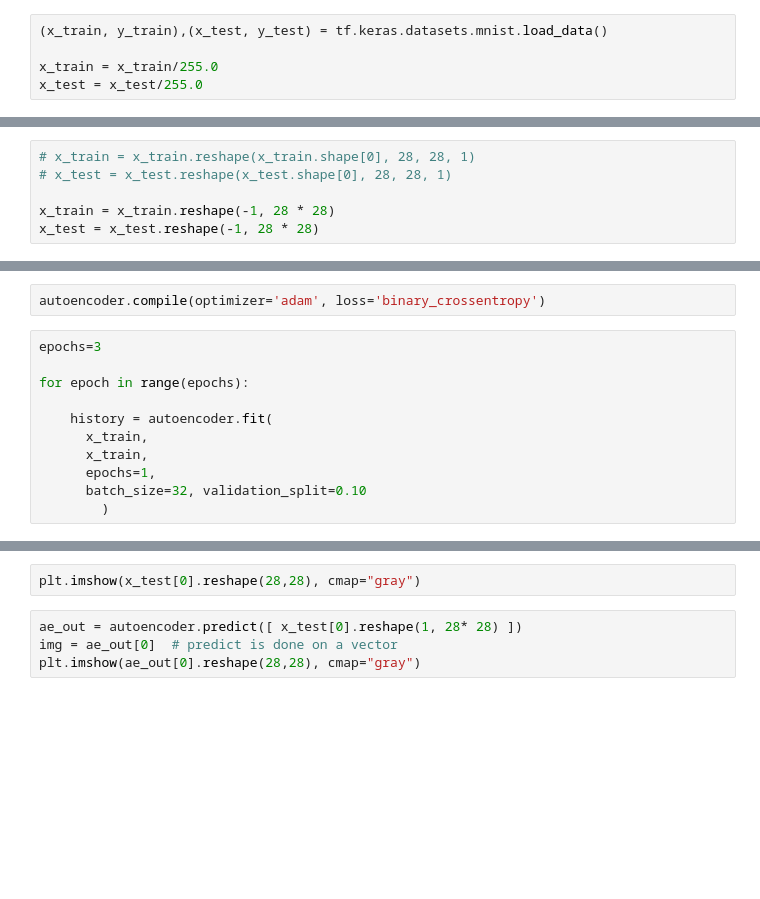
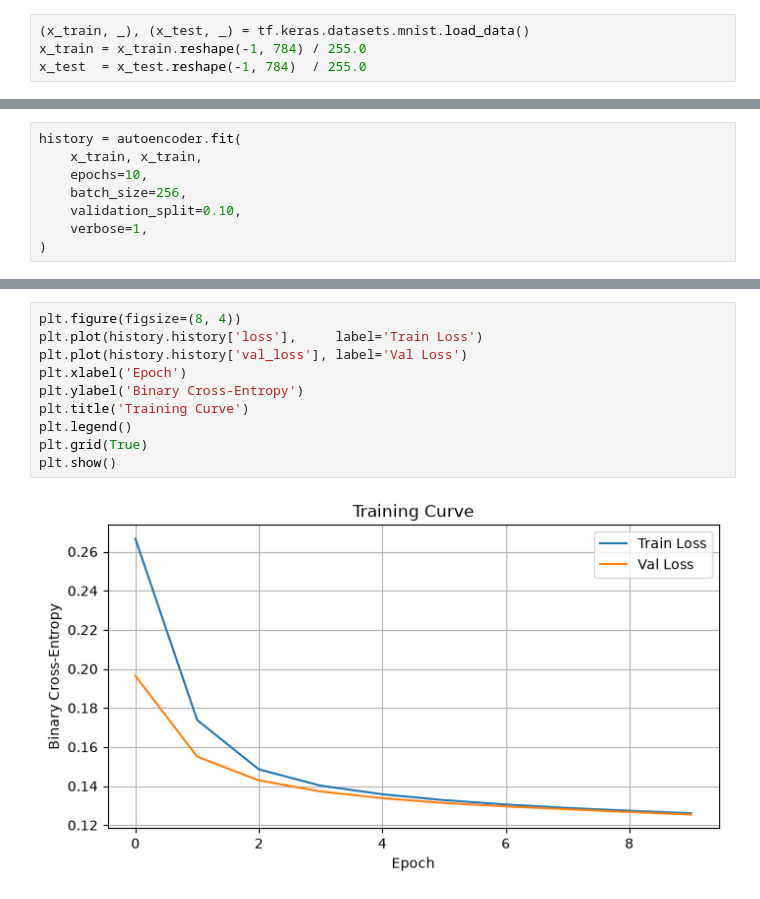
Before and after one commit to davex9000/hiwi_iti, a Jupyter notebook: MNIST_autoencoder_binary_dense_.ipynb, the cells around one changed output, grey strips where cells are left out. Drawn from its saved outputs; the diff is of its cells as text; blank space fills up the shorter version.

```diff
--- a/MNIST_autoencoder_binary_dense_.ipynb
+++ b/MNIST_autoencoder_binary_dense_.ipynb
@@ -9,5 +36,4 @@ from binarization_utils import *
 # %%
-(x_train, y_train),(x_test, y_test) = tf.keras.datasets.mnist.load_data()
-
-x_train = x_train/255.0
-x_test = x_test/255.0
+(x_train, _), (x_test, _) = tf.keras.datasets.mnist.load_data()
+x_train = x_train.reshape(-1, 784) / 255.0
+x_test  = x_test.reshape(-1, 784)  / 255.0
@@ -19,6 +42,0 @@ os.environ["CUDA_VISIBLE_DEVICES"] = "-1"
-# %%
-# x_train = x_train.reshape(x_train.shape[0], 28, 28, 1)
-# x_test = x_test.reshape(x_test.shape[0], 28, 28, 1)
-
-x_train = x_train.reshape(-1, 28 * 28)
-x_test = x_test.reshape(-1, 28 * 28)
@@ -58,13 +91,8 @@ autoencoder.summary()
-# %%
-autoencoder.compile(optimizer='adam', loss='binary_crossentropy')
 # %%
-epochs=3
-
-for epoch in range(epochs):
-
-    history = autoencoder.fit(
-      x_train,
-      x_train,
-      epochs=1,
-      batch_size=32, validation_split=0.10
-        )
+history = autoencoder.fit(
+    x_train, x_train,
+    epochs=10,
+    batch_size=256,
+    validation_split=0.10,
+    verbose=1,
+)
@@ -71,6 +120,12 @@ for epoch in range(epochs):
-# %%
-plt.imshow(x_test[0].reshape(28,28), cmap="gray")
-# %%
-ae_out = autoencoder.predict([ x_test[0].reshape(1, 28* 28) ])
-img = ae_out[0]  # predict is done on a vector
-plt.imshow(ae_out[0].reshape(28,28), cmap="gray")
+# %%
+plt.figure(figsize=(8, 4))
+plt.plot(history.history['loss'],     label='Train Loss')
+plt.plot(history.history['val_loss'], label='Val Loss')
+plt.xlabel('Epoch')
+plt.ylabel('Binary Cross-Entropy')
+plt.title('Training Curve')
+plt.legend()
+plt.grid(True)
+plt.show()
+# %% [output]
+[figure, added]
```
Also changed, not shown: parts of 11 cells of this notebook, 7 other files.
